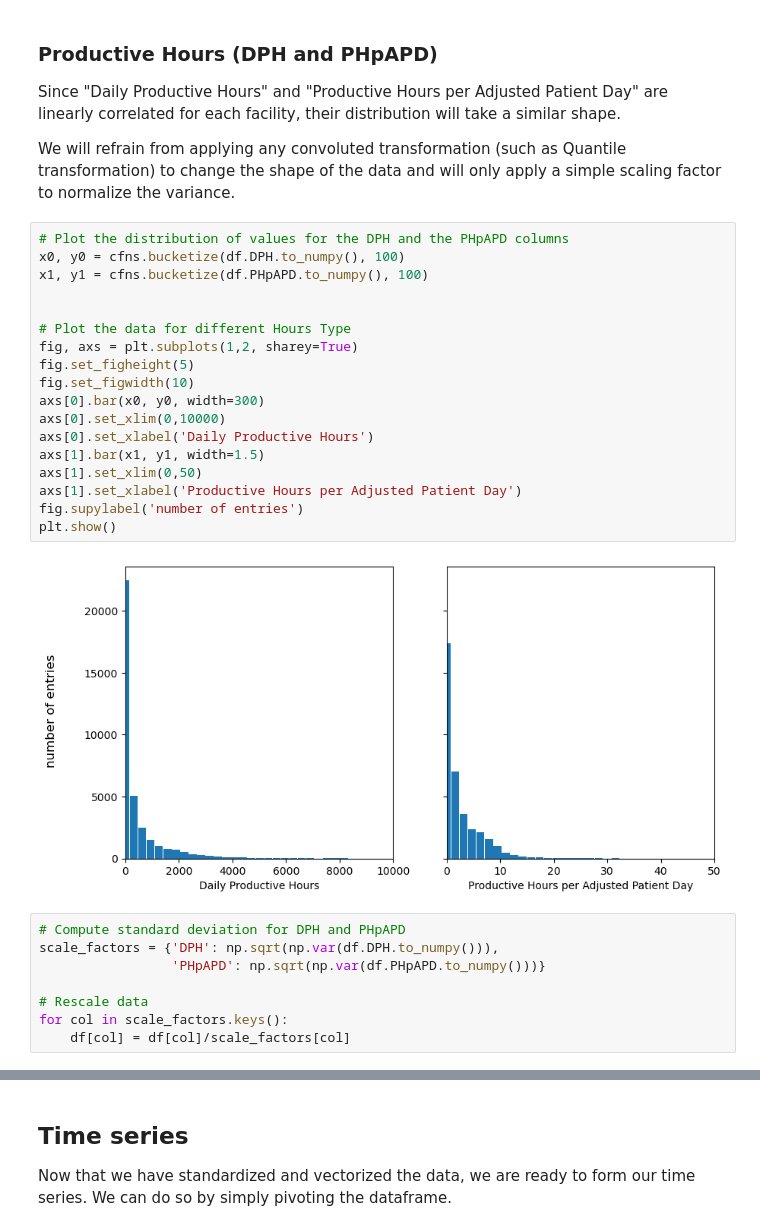
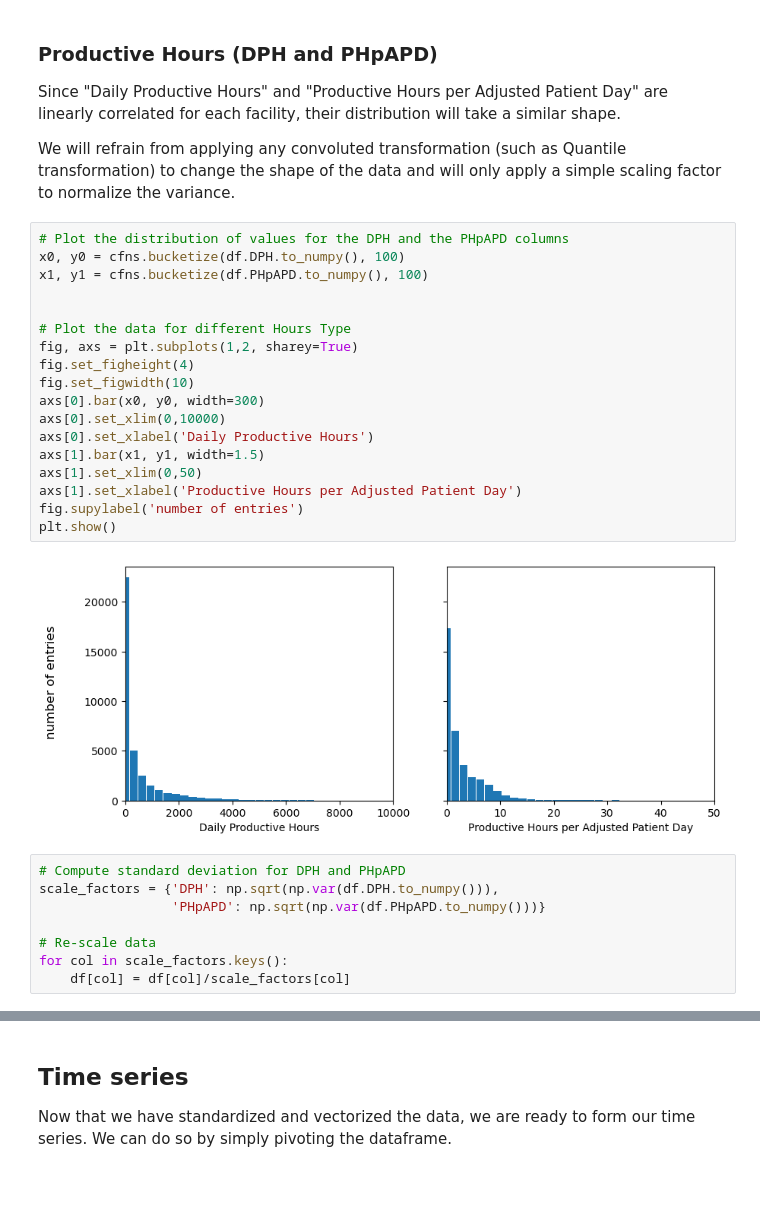
Before and after one commit to ndoroud/Hospital_Staffing, a Jupyter notebook: staffing.ipynb, the cells around one changed output, grey strips where cells are left out. Saved outputs shown, nothing was run; the diff lists cells and outputs as text; blank space fills up the shorter version.

```diff
--- a/staffing.ipynb
+++ b/staffing.ipynb
@@ -824,29 +825,29 @@ We will refrain from applying any convoluted transformation (such as Quantile tr
 # %%
 # Plot the distribution of values for the DPH and the PHpAPD columns
 x0, y0 = cfns.bucketize(df.DPH.to_numpy(), 100)
 x1, y1 = cfns.bucketize(df.PHpAPD.to_numpy(), 100)
 
 
 # Plot the data for different Hours Type
 fig, axs = plt.subplots(1,2, sharey=True)
-fig.set_figheight(5)
+fig.set_figheight(4)
 fig.set_figwidth(10)
 axs[0].bar(x0, y0, width=300)
 axs[0].set_xlim(0,10000)
 axs[0].set_xlabel('Daily Productive Hours')
 axs[1].bar(x1, y1, width=1.5)
 axs[1].set_xlim(0,50)
 axs[1].set_xlabel('Productive Hours per Adjusted Patient Day')
 fig.supylabel('number of entries')
 plt.show()
 # %% [output]
-[figure, old version]
+[figure, new version]
 # %%
 # Compute standard deviation for DPH and PHpAPD
 scale_factors = {'DPH': np.sqrt(np.var(df.DPH.to_numpy())),
                  'PHpAPD': np.sqrt(np.var(df.PHpAPD.to_numpy()))}
 
-# Rescale data
+# Re-scale data
 for col in scale_factors.keys():
     df[col] = df[col]/scale_factors[col]
 # %%
```
Also changed, not shown: parts of 52 cells of this notebook, 5 other files.
